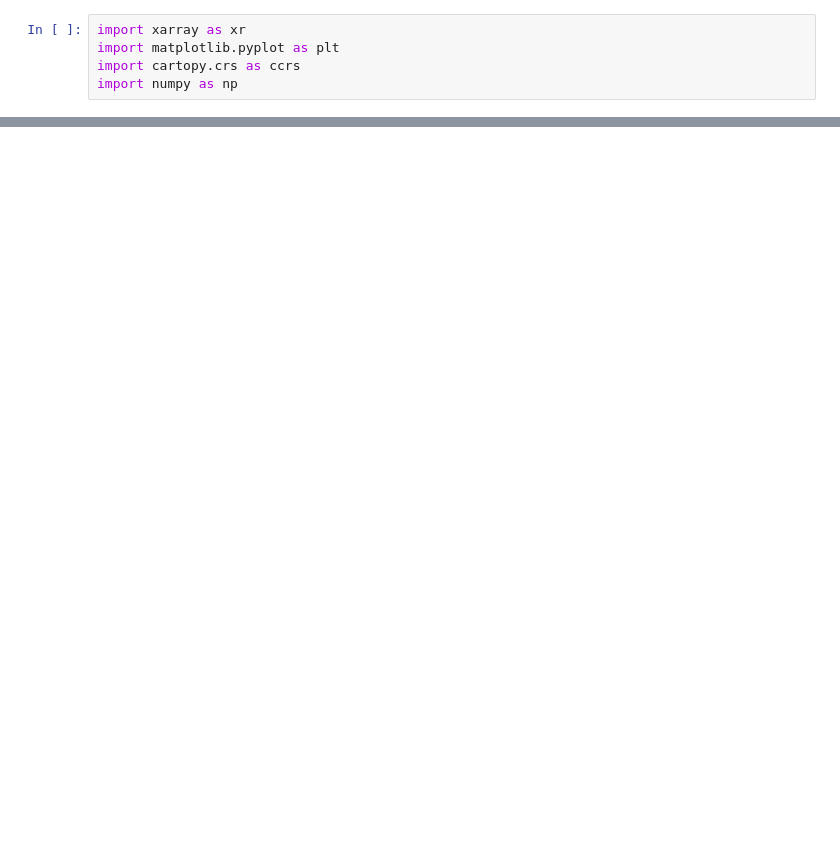
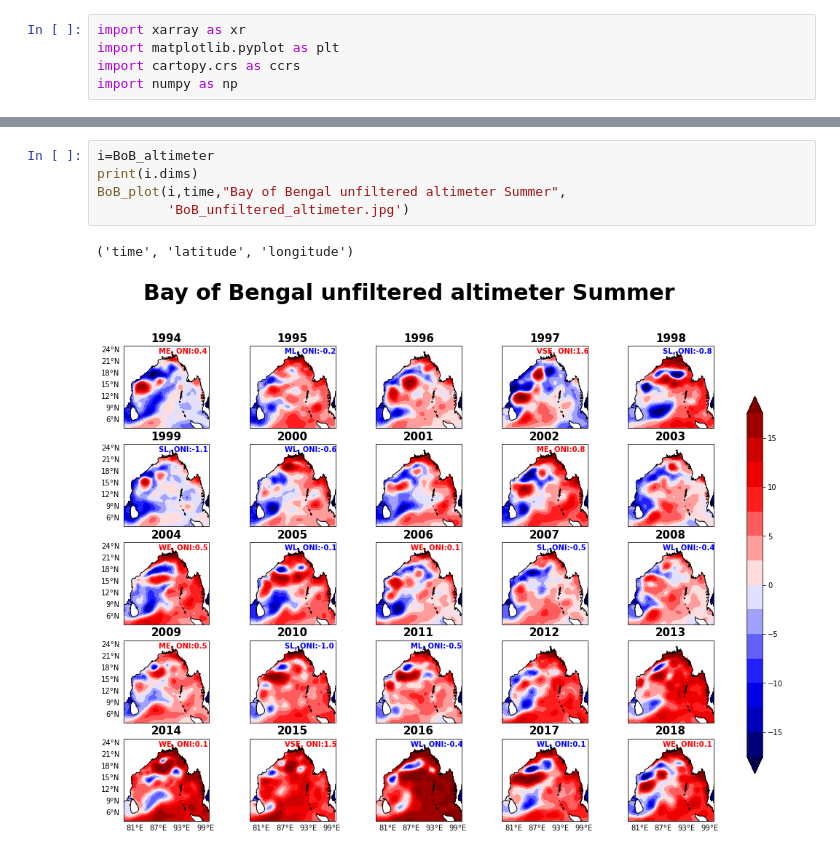
Before and after one commit to ghossh/BoB-Decadal-SLA, a Jupyter notebook: BoB_plots.ipynb, the cells around one changed output, grey strips where cells are left out. Cells and saved outputs as stored; diff of their text form; blank space fills up the shorter version.

```diff
--- a/BoB_plots.ipynb
+++ b/BoB_plots.ipynb
@@ -67 +105,9 @@ plt.savefig('BoB_filtered.jpg',dpi=100)
+# %%
+i=BoB_altimeter
+print(i.dims)
+BoB_plot(i,time,"Bay of Bengal unfiltered altimeter Summer",
+         'BoB_unfiltered_altimeter.jpg')
+# %% [output]
+('time', 'latitude', 'longitude')
+[figure, added]
 # %% [markdown]
```
Also changed, not shown: parts of 31 cells of this notebook, 14 other files.
